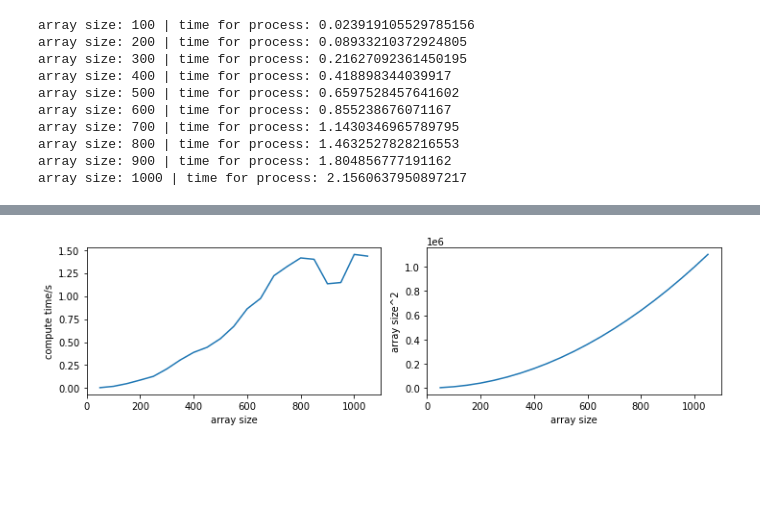
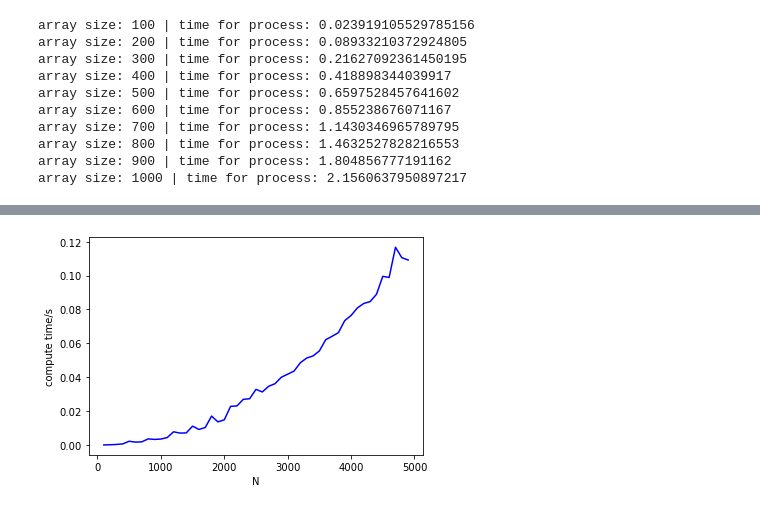
Before and after one commit to markp121/PHAS0102_cw1, a Jupyter notebook: coursework_1.ipynb, the cells around one changed output, grey strips where cells are left out. Drawn from its saved outputs; the diff is of its cells as text; code cells hidden in the pictures; blank space fills up the shorter version.

```diff
--- a/coursework_1.ipynb
+++ b/coursework_1.ipynb
@@ -48,18 +13,0 @@ for iteration in range(0,2):
-# %%
-import numpy as np
-
-def diffusion_iteration(N):
-
-    un = np.zeros((N, N), dtype='float64')
-    un[1, 1:N-1] = 1
-
-    for i in range(1, N-1):
-        for j in range(1, N-1):
-            un[i, j] = (un[i+1,j] + un[i-1, j] + un[i, j+1] + un [i, j-1])/4
-    return un
-
-
-for array_size in range(100, 1100, 100):
-    with Timer() as t:
-        diffusion_iteration(array_size)
-    print("array size: {}".format(array_size),"| time for process: {0}".format(t.interval))
@@ -150,47 +202,38 @@ plt.show()
 # %%
 %matplotlib inline
 
 import numpy as np
 import matplotlib.pyplot as plt
+import numba
 
-def diffusion_iteration(un, N):
-
-    un1 = np.copy(un)
+@numba.njit(['float64[:,:](float64[:,:], int32)'])
+def diffusion_iteration_jit_p(un, N):
     for i in range(1, N-1):
         for j in range(1, N-1):
-            un1[i, j] = (un[i+1,j] + un[i-1, j] + un[i, j+1] + un [i, j-1])/4
-    np.copyto(un, un1)
+            un[i, j] = (un[i+1,j] + un[i-1, j] + un[i, j+1] + un [i, j-1])/4
     return un
 
-x = []
-y = []
+xjit_p = []
+yjit_p = []
 
+array_size = 10
+u0 = np.zeros([array_size, array_size], dtype = 'float64')
+diffusion_iteration_jit_p(u0, array_size)
 
-for array_size in range(50,1100,50):
+for array_size in range(100,5000,100):
 
-    u0 = np.zeros((array_size, array_size), dtype='float64')
-    u0[int(array_size/2)-2:int(array_size/2)+2, int(array_size/2)-2:int(array_size/2)+2] = 1
+    u0 = np.zeros([array_size, array_size], dtype = 'float64')
+    u0[int(array_size/2)-1:int(array_size/2)+1, int(array_size/2)-1:int(array_size/2)+1] = 1
 
     with Timer() as t:
-        diffusion_iteration(u0, array_size)
-    x.append(array_size)
-    y.append(t.interval)
+        diffusion_iteration_jit_p(u0, array_size)
+    xjit_p.append(array_size)
+    yjit_p.append(t.interval)
 
-fig = plt.figure(figsize=(10.0, 3.0))
-
-axes1 = fig.add_subplot(1, 2, 1)
-axes2 = fig.add_subplot(1, 2, 2)
-
-axes1.set_ylabel("compute time/s")
-axes1.set_xlabel("array size")
-axes1.plot(x, y)
-
-axes2.set_ylabel("array size^2")
-axes2.set_xlabel("array size")
-axes2.plot(x,np.square(x))
-
-fig.tight_layout()
+plt.plot(xjit_p, yjit_p, 'b-')
+plt.xlabel('N')
+plt.ylabel('compute time/s')
 
 plt.show()
 # %% [output]
-[figure, old version]
+[figure, new version]
```
Also changed, not shown: parts of 12 cells of this notebook, 2 other files.
